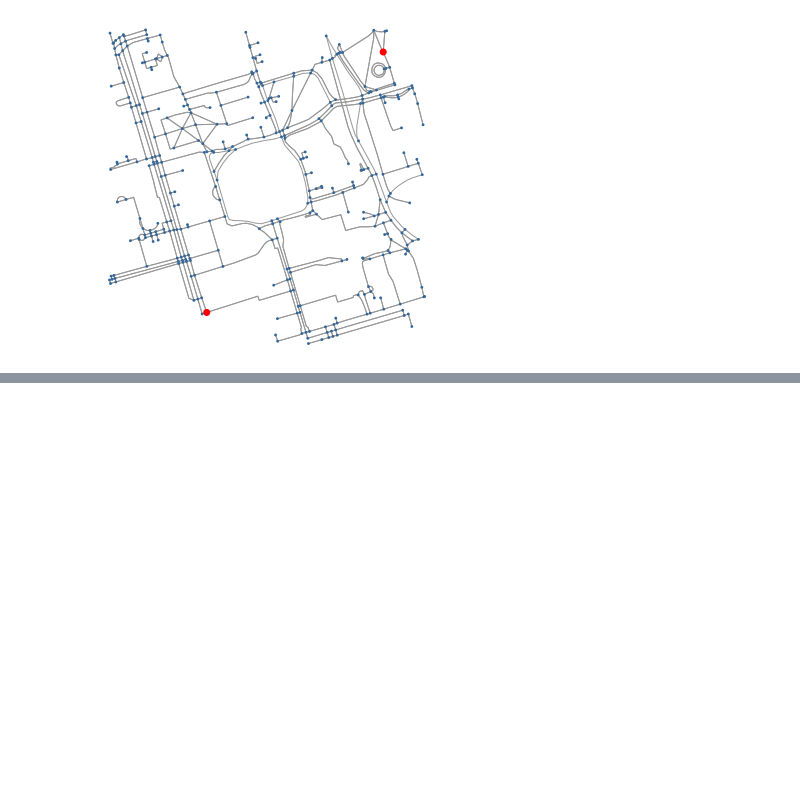
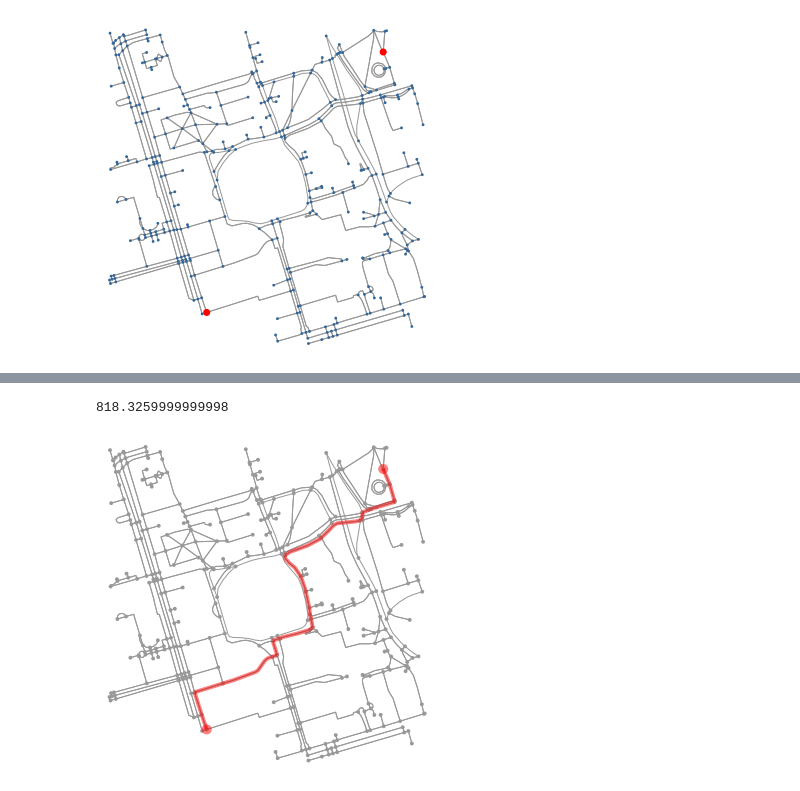
Before and after one commit to MotasemASakr/Swarm-Intelligence-based-Algorithms, a Jupyter notebook: Particle-swarm-optimization.ipynb, the cells around one changed output, grey strips where cells are left out. Saved outputs shown, nothing was run; the diff lists cells and outputs as text; code cells hidden in the pictures; blank space fills up the shorter version.

Commit message:
Particle Swarm

```diff
--- a/Particle-swarm-optimization.ipynb
+++ b/Particle-swarm-optimization.ipynb
@@ -95,2 +97,2 @@ def merge(p1, p2):
 # %%
-routes = random_routes(G, 55808290, 389677909, 50)
+particles = random_routes(G, 55808290, 389677909, particles_swarm)
@@ -118,0 +99,4 @@ def length_of_route(route):
+# %%
+num_of_swarms = 4
+# %%
+num_of_iterations = 50
@@ -118,0 +146,2 @@ def length_of_route(route):
+# %%
+route, cost = min(particles, key = lambda particle : particle[1])
@@ -118,0 +168,8 @@ def length_of_route(route):
+# %%
+cost
+# %% [output]
+818.3259999999998
+# %%
+fig, ax = ox.plot_graph_route(G, route)
+# %% [output]
+[figure, added]
```
Also changed, not shown: parts of 9 cells of this notebook, 1 other file.
